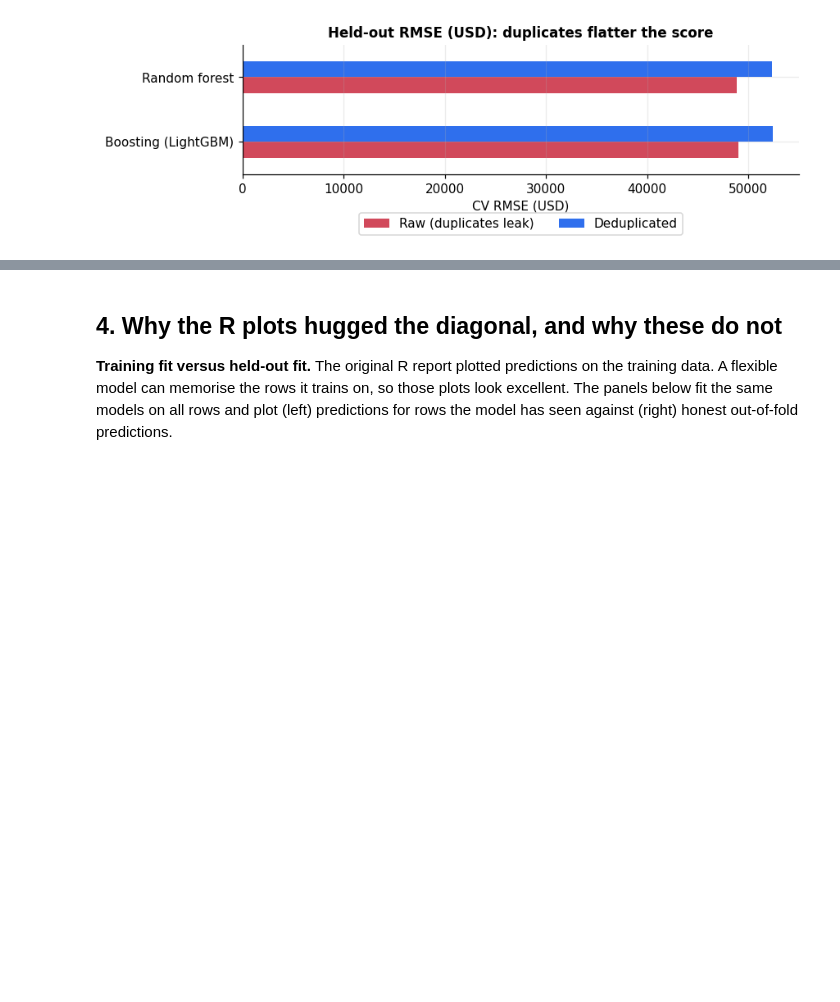
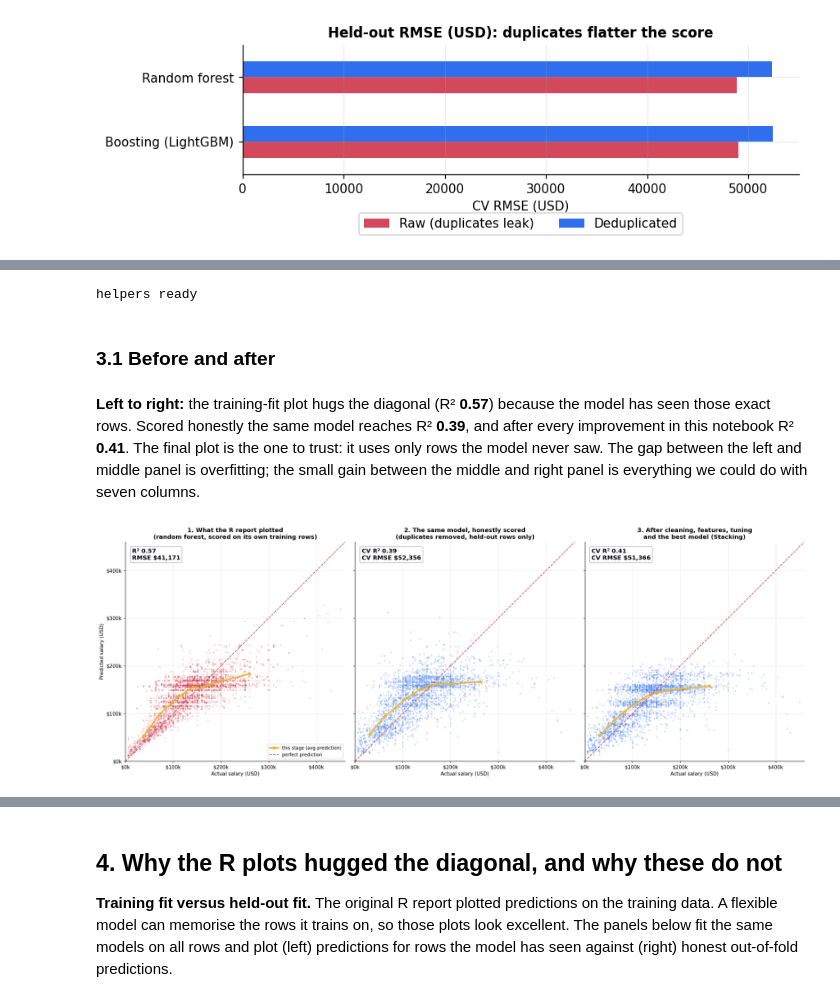
Before and after one commit to nicholasaxl/Salary-Prediction-ML-131, a Jupyter notebook: salary_analysis.ipynb, the cells around one changed output, grey strips where cells are left out. Drawn from its saved outputs; the diff is of its cells as text; code cells hidden in the pictures; blank space fills up the shorter version.

```diff
--- a/salary_analysis.ipynb
+++ b/salary_analysis.ipynb
@@ -15,7 +15,10 @@ import matplotlib.pyplot as plt, seaborn as sns
 from matplotlib.ticker import FuncFormatter
 from matplotlib.lines import Line2D
 from matplotlib.patches import Patch
-from IPython.display import Markdown, display
+from IPython.display import Markdown as _Markdown, display
+
+def Markdown(text):
+    return _Markdown(text.replace('$', '\$'))  # a bare $ pair would render as an equation
 
 plt.rcParams.update({'figure.dpi': 110, 'axes.spines.top': False, 'axes.spines.right': False,
                      'axes.grid': True, 'grid.alpha': .25, 'axes.titleweight': 'bold', 'axes.titlesize': 11})
@@ -129,0 +109,44 @@ plt.tight_layout(rect=(0, .04, 1, 1))
+# %%
+from sklearn.metrics import r2_score
+STAGE_NAMES = {0: 'Raw (R-style, leaky)', 1: 'Deduplicate', 2: 'Log target', 3: 'Clean + features', 4: 'Tuned', 5: 'Best model'}
+LIM = 460000
+
+def decile_line(y, p):
+    edges = np.quantile(y, np.linspace(0, 1, 11)); idx = np.clip(np.digitize(y, edges[1:-1]), 0, 9)
+    return [y[idx == k].mean() for k in range(10)], [p[idx == k].mean() for k in range(10)]
+
+def draw(a, y, p, title, prev=None, dot=BLUE, stats=None):
+    a.scatter(y, p, s=9, alpha=.28, color=dot, linewidths=0)
+    if prev is not None:
+        a.plot(*decile_line(*prev), '--', color=GREY, lw=2, label='previous stage (avg prediction)')
+    a.plot(*decile_line(y, p), '-o', color=GOLD, ms=5, lw=2.8, label='this stage (avg prediction)')
+    a.plot([0, LIM], [0, LIM], '--', color=RED, lw=1.4, label='perfect prediction')
+    a.set_xlim(0, LIM); a.set_ylim(0, LIM); a.set_aspect('equal')
+    a.xaxis.set_major_formatter(kfmt); a.yaxis.set_major_formatter(kfmt)
+    a.set_xlabel('Actual salary (USD)'); a.set_title(title, fontsize=12)
+    rm, r2 = stats if stats else (np.sqrt(np.mean((y - p) ** 2)), r2_score(y, p))
+    a.text(.03, .97, ('CV ' if stats else '') + f'R\u00b2 {r2:.2f}\n' + ('CV ' if stats else '') + f'RMSE {usd(rm)}', transform=a.transAxes, va='top', fontsize=12, fontweight='bold',
+           bbox=dict(boxstyle='round', fc='white', ec=GREY, alpha=.9))
+    return r2
+print('helpers ready')
+# %% [output]
+helpers ready
+# %% [markdown]
+### 3.1 Before and after
+# %%
+from sklearn.ensemble import RandomForestRegressor
+rf_raw = build('Random forest', 'raw', False, False, est=RandomForestRegressor(300, max_features=1 / 3, random_state=123, n_jobs=-1))
+Xr, yr = raw.drop(columns=[TARGET]), raw[TARGET].to_numpy()
+fit_in = rf_raw.fit(Xr, yr).predict(Xr)
+best_key = decision['accuracy_winner']; best_name = best_key.split('_', 1)[1]
+fig, axes = plt.subplots(1, 3, figsize=(20, 7), sharex=True, sharey=True)
+r1 = draw(axes[0], yr, fit_in, '1. What the R report plotted\n(random forest, scored on its own training rows)', dot=RED)
+r2_ = draw(axes[1], oof['y_dedup'], oof['stage1_RF'], '2. The same model, honestly scored\n(duplicates removed, held-out rows only)', stats=(s.loc[('RF', 1)].rmse, s.loc[('RF', 1)].r2))
+r3 = draw(axes[2], oof['y_dedup'], oof['stage5_BEST'], f'3. After cleaning, features, tuning\nand the best model ({best_name})', stats=(s.loc[('BEST', 5)].rmse, s.loc[('BEST', 5)].r2))
+axes[0].set_ylabel('Predicted salary (USD)')
+axes[0].legend(loc='lower right', fontsize=9)
+plt.tight_layout()
+display(Markdown(f'''**Left to right:** the training-fit plot hugs the diagonal (R\u00b2 **{r1:.2f}**) because the model has seen those exact rows. Scored honestly the same model reaches R\u00b2 **{r2_:.2f}**, and after every improvement in this notebook R\u00b2 **{r3:.2f}**. The final plot is the one to trust: it uses only rows the model never saw. The gap between the left and middle panel is overfitting; the small gain between the middle and right panel is everything we could do with seven columns.'''))
+# %% [output]
+**Left to right:** the training-fit plot hugs the diagonal (R² **0.57**) because the model has seen those exact rows. Scored honestly the same model reaches R² **0.39**, and after every improvement in this notebook R² **0.41**. The final plot is the one to trust: it uses only rows the model never saw. The gap between the left and middle panel is overfitting; the small gain between the middle and right panel is everything we could do with seven columns.
+[figure, added]
```
Also changed, not shown: parts of 34 cells of this notebook, 4 other files.
